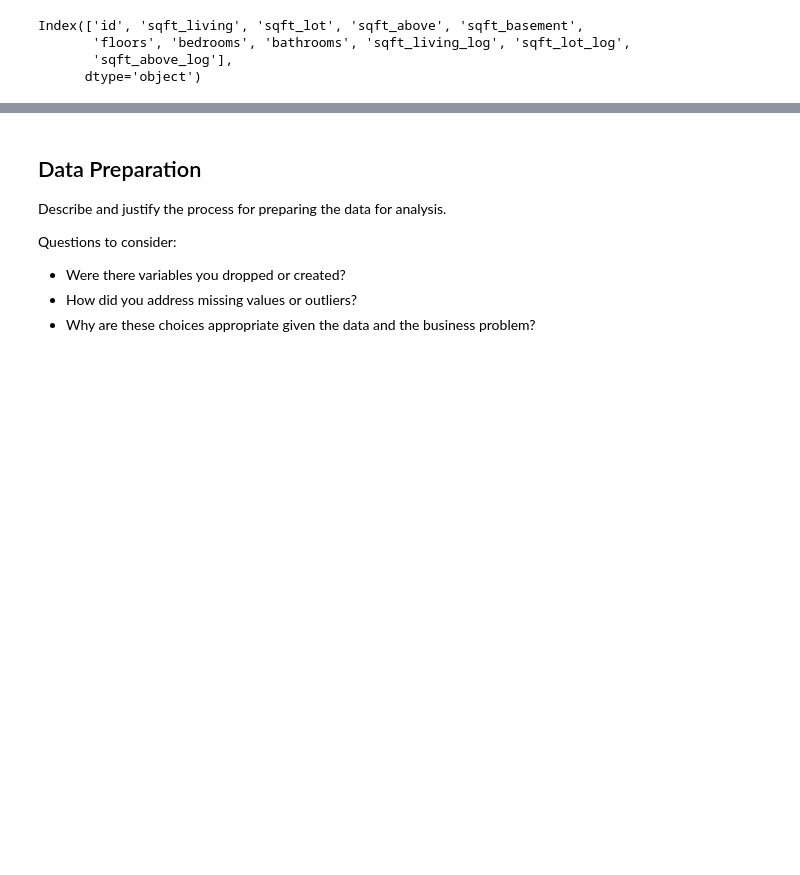
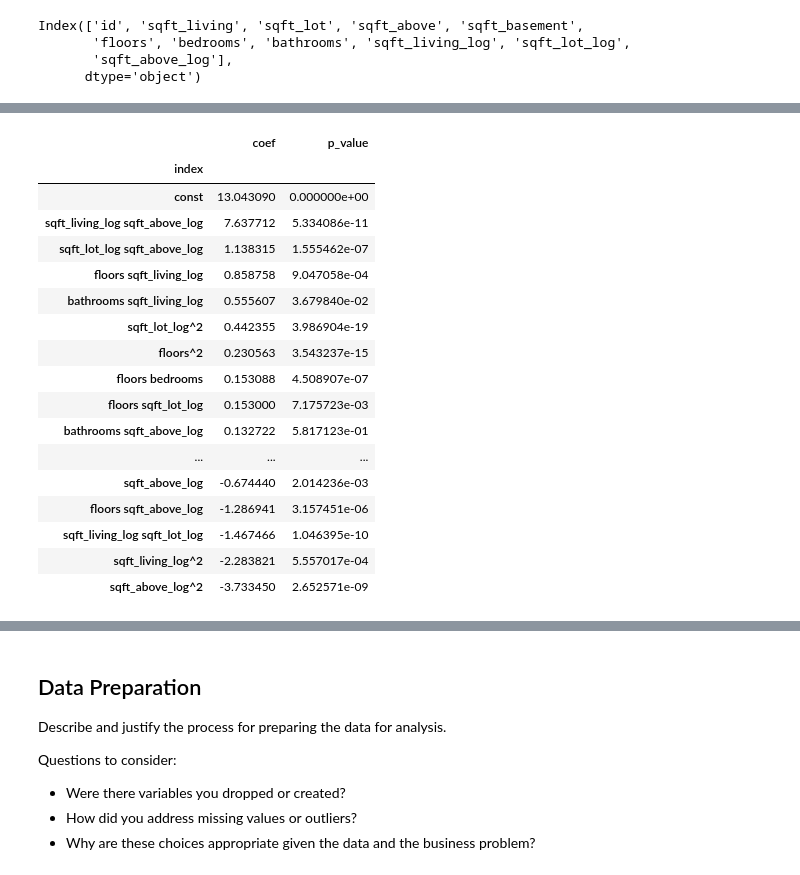
Before and after one commit to NicholasIndorf/KingCountyHousingSaleModel, a Jupyter notebook: notebooks/Nick/Project2TemplateNick.ipynb, the cells around one changed output, grey strips where cells are left out. Cells and saved outputs as stored; diff of their text form; code cells hidden in the pictures; blank space fills up the shorter version.

```diff
--- a/notebooks/Nick/Project2TemplateNick.ipynb
+++ b/notebooks/Nick/Project2TemplateNick.ipynb
@@ -745,0 +801,28 @@ QQ Plot of residuals:
+# %%
+smXpf = Xpf_train_scaled.drop(columns='1')
+pfsm = smols(smXpf, ypf_train, cols=smXpf.columns)
+pfsm_df = pfsm.params.reset_index()
+pfsm_df = pfsm_df.merge(pfsm.pvalues.reset_index(), on='index')
+pfsm_df = pfsm_df.set_index('index')
+pfsm_df.columns = ['coef','p_value']
+# %%
+pfsm_df.sort_values('coef', ascending=False)
+# %% [output]
+|  | coef | p_value |
+| index |  |  |
+| const | 13.043090 | 0.000000e+00 |
+| sqft_living_log sqft_above_log | 7.637712 | 5.334086e-11 |
+| sqft_lot_log sqft_above_log | 1.138315 | 1.555462e-07 |
+| floors sqft_living_log | 0.858758 | 9.047058e-04 |
+| bathrooms sqft_living_log | 0.555607 | 3.679840e-02 |
+| sqft_lot_log^2 | 0.442355 | 3.986904e-19 |
+| floors^2 | 0.230563 | 3.543237e-15 |
+| floors bedrooms | 0.153088 | 4.508907e-07 |
+| floors sqft_lot_log | 0.153000 | 7.175723e-03 |
+| bathrooms sqft_above_log | 0.132722 | 5.817123e-01 |
+| ... | ... | ... |
+| sqft_above_log | -0.674440 | 2.014236e-03 |
+| floors sqft_above_log | -1.286941 | 3.157451e-06 |
+| sqft_living_log sqft_lot_log | -1.467466 | 1.046395e-10 |
+| sqft_living_log^2 | -2.283821 | 5.557017e-04 |
+| sqft_above_log^2 | -3.733450 | 2.652571e-09 |
```
Also changed, not shown: parts of 18 cells of this notebook.
